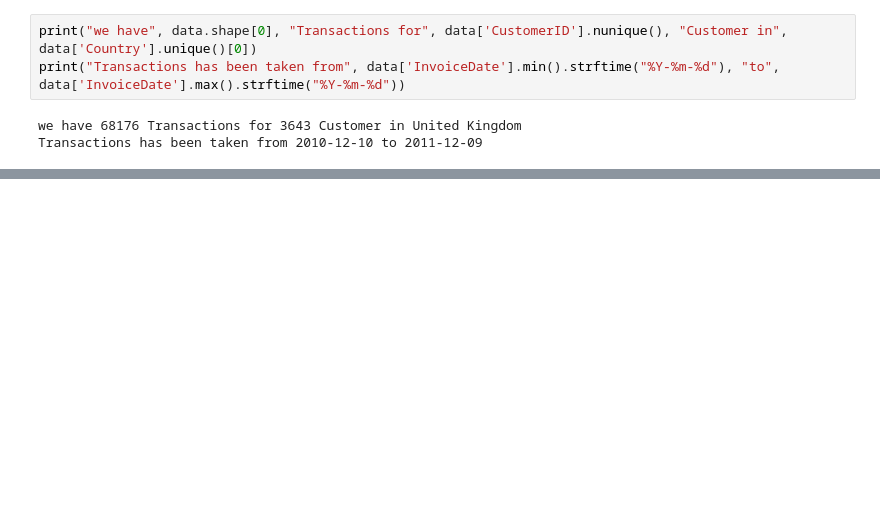
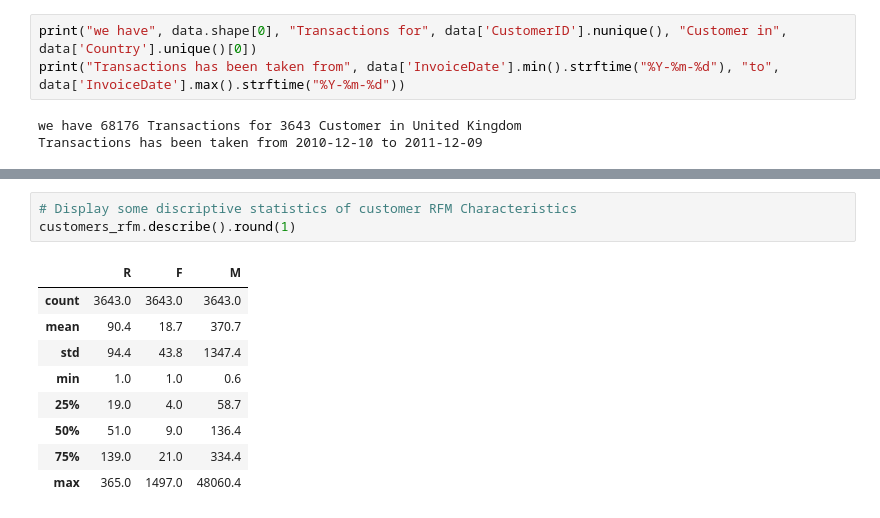
Before and after one commit to m-baset/customer-segmentation, a Jupyter notebook: customer_segmentation.ipynb, the cells around one changed output, grey strips where cells are left out. Cells and saved outputs as stored; diff of their text form; blank space fills up the shorter version.

```diff
--- a/customer_segmentation.ipynb
+++ b/customer_segmentation.ipynb
@@ -112,0 +136,13 @@ data['UnitPrice'].max()
+# %%
+# Display some discriptive statistics of customer RFM Characteristics
+customers_rfm.describe().round(1)
+# %% [output]
+|  | R | F | M |
+| count | 3643.0 | 3643.0 | 3643.0 |
+| mean | 90.4 | 18.7 | 370.7 |
+| std | 94.4 | 43.8 | 1347.4 |
+| min | 1.0 | 1.0 | 0.6 |
+| 25% | 19.0 | 4.0 | 58.7 |
+| 50% | 51.0 | 9.0 | 136.4 |
+| 75% | 139.0 | 21.0 | 334.4 |
+| max | 365.0 | 1497.0 | 48060.4 |
```
Also changed, not shown: parts of 22 cells of this notebook.
